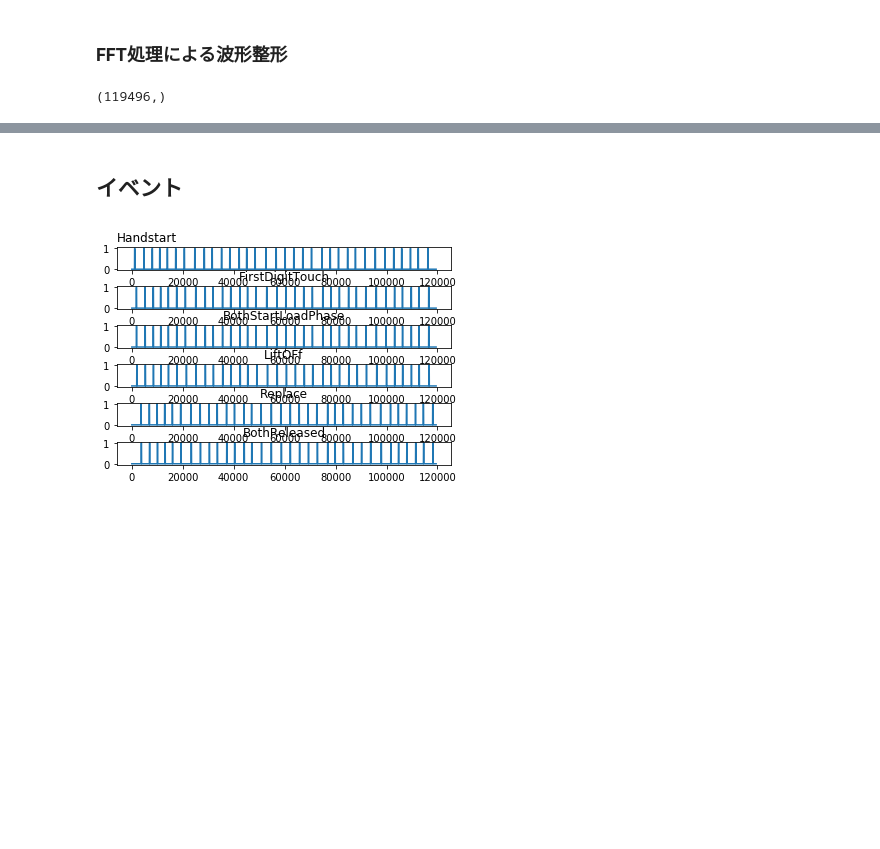
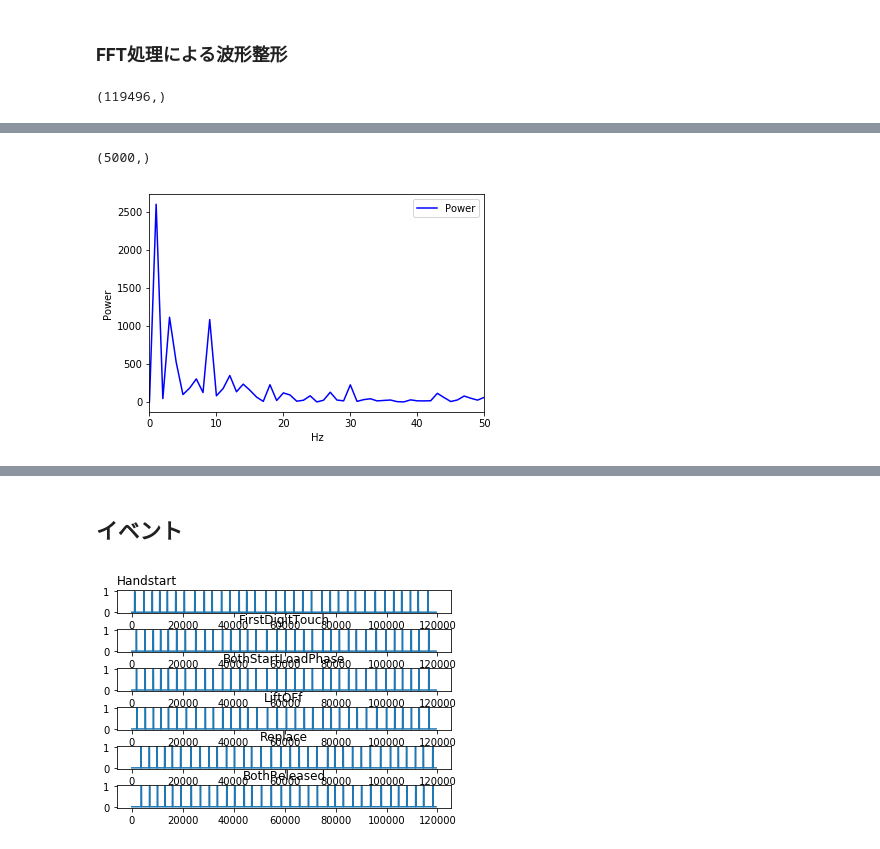
Before and after one commit to shimalice/GAL_EEG, a Jupyter notebook: test.ipynb, the cells around one changed output, grey strips where cells are left out. Drawn from its saved outputs; the diff is of its cells as text; code cells hidden in the pictures; blank space fills up the shorter version.

```diff
--- a/test.ipynb
+++ b/test.ipynb
@@ -432,0 +453,13 @@ plt.ylabel("Amplitude")
+# %%
+X_Oz_f = spectrum(X_Oz_m_10000) # 20秒
+plt.figure()
+plt.plot(X_Oz_f, "b", label="Power")
+plt.axis("tight")
+plt.legend(loc="upper right")
+plt.xlabel("Hz")
+plt.xlim([0, 50])
+plt.ylabel("Power")
+X_Oz_f.shape
+# %% [output]
+(5000,)
+[figure, added]
```
Also changed, not shown: parts of 20 cells of this notebook, 1 other file.
